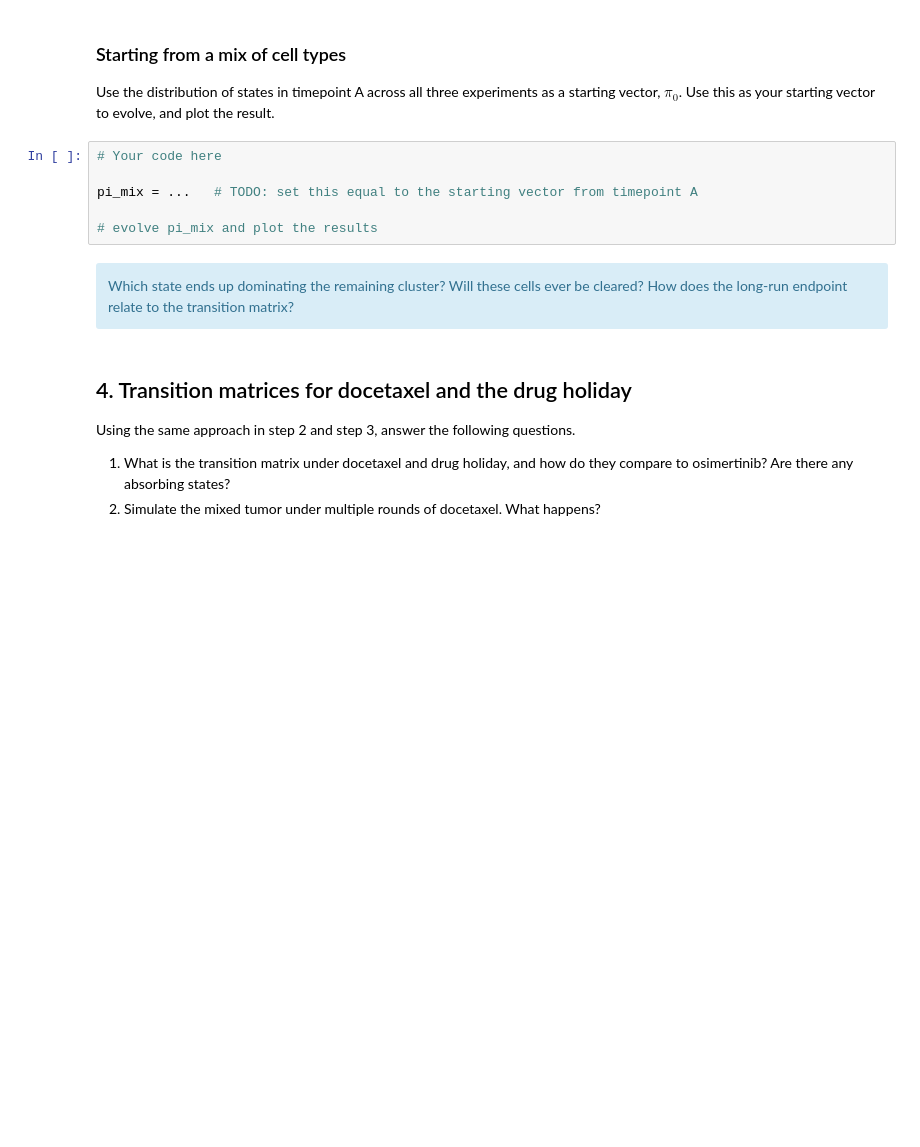
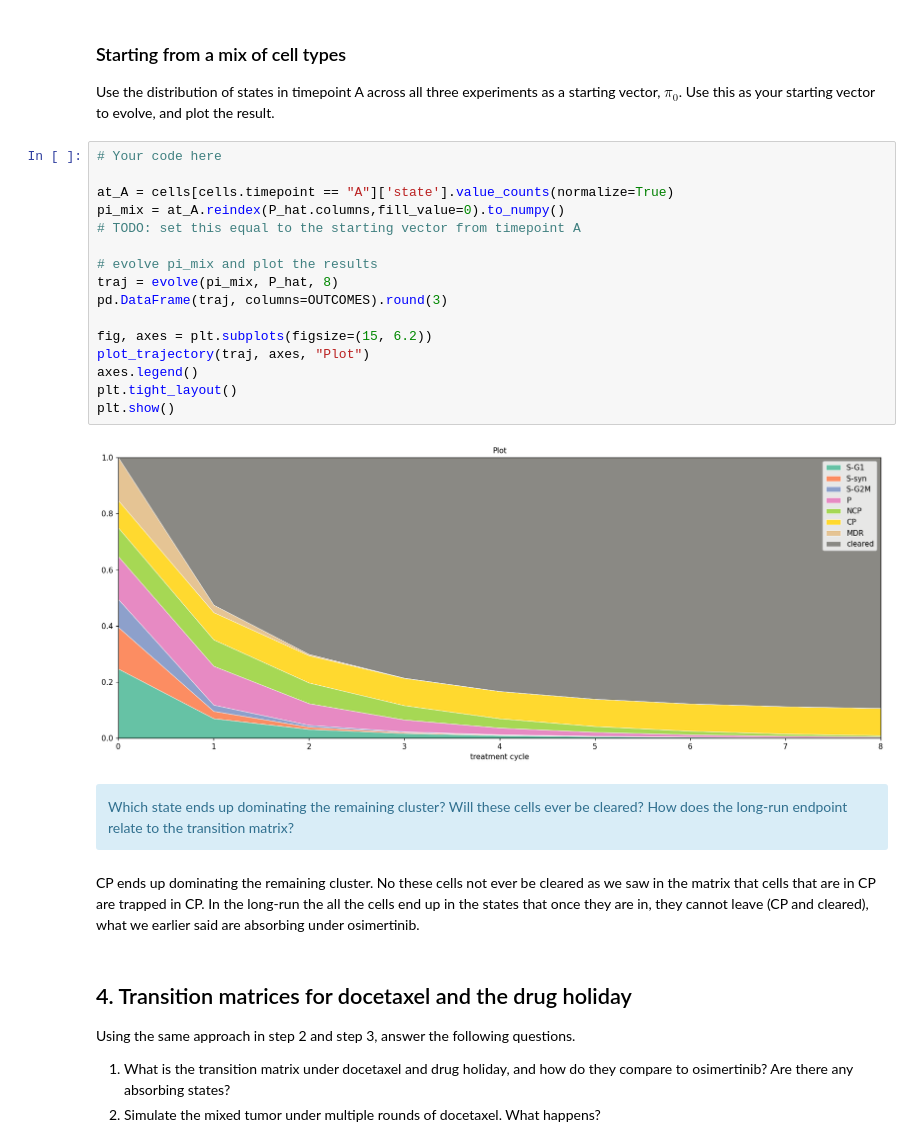
Before and after one commit to sayuri005/uu_markov, a Jupyter notebook: lab_2/Lab09_markov_chain_cells.ipynb, the cells around one changed output. Cells and saved outputs as stored; diff of their text form; blank space fills up the shorter version.

```diff
--- a/lab_2/Lab09_markov_chain_cells.ipynb
+++ b/lab_2/Lab09_markov_chain_cells.ipynb
@@ -300,11 +326,25 @@ Use the distribution of states in timepoint A across all three experiments as a
 # %%
 # Your code here
 
-pi_mix = ...   # TODO: set this equal to the starting vector from timepoint A
+at_A = cells[cells.timepoint == "A"]['state'].value_counts(normalize=True)
+pi_mix = at_A.reindex(P_hat.columns,fill_value=0).to_numpy()
+# TODO: set this equal to the starting vector from timepoint A
 
 # evolve pi_mix and plot the results
+traj = evolve(pi_mix, P_hat, 8)
+pd.DataFrame(traj, columns=OUTCOMES).round(3)
+
+fig, axes = plt.subplots(figsize=(15, 6.2))
+plot_trajectory(traj, axes, "Plot")
+axes.legend()
+plt.tight_layout()
+plt.show()
+# %% [output]
+[figure, added]
 # %% [markdown]
 <div class = "alert alert-info"> Which state ends up dominating the remaining cluster? Will these cells ever be cleared? How does the long-run endpoint relate to the transition matrix?</div>
+# %% [markdown]
+CP ends up dominating the remaining cluster. No these cells not ever be cleared as we saw in the matrix that cells that are in CP are trapped in CP. In the long-run the all the cells end up in the states that once they are in, they cannot leave (CP and cleared), what we earlier said are absorbing under osimertinib.
 # %% [markdown]
 ## 4. Transition matrices for docetaxel and the drug holiday
 
```
Also changed, not shown: parts of 25 cells of this notebook.
